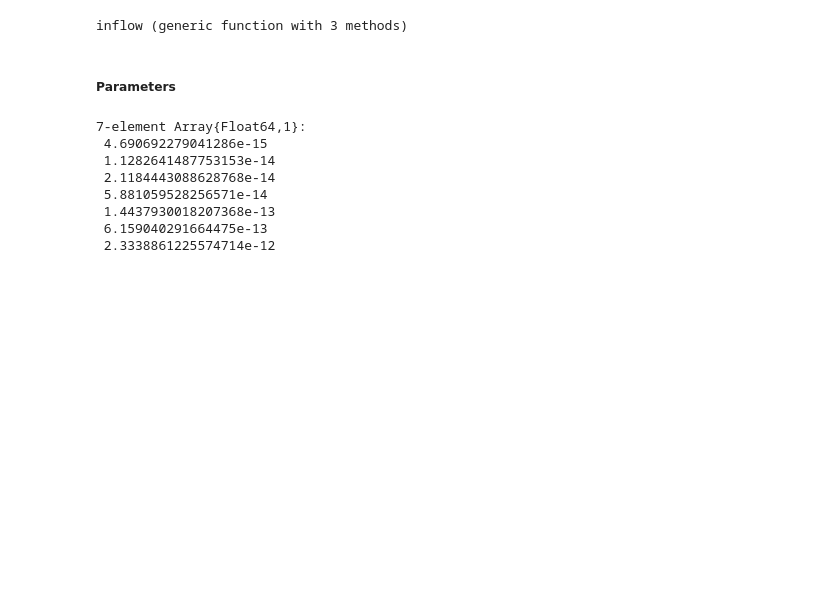
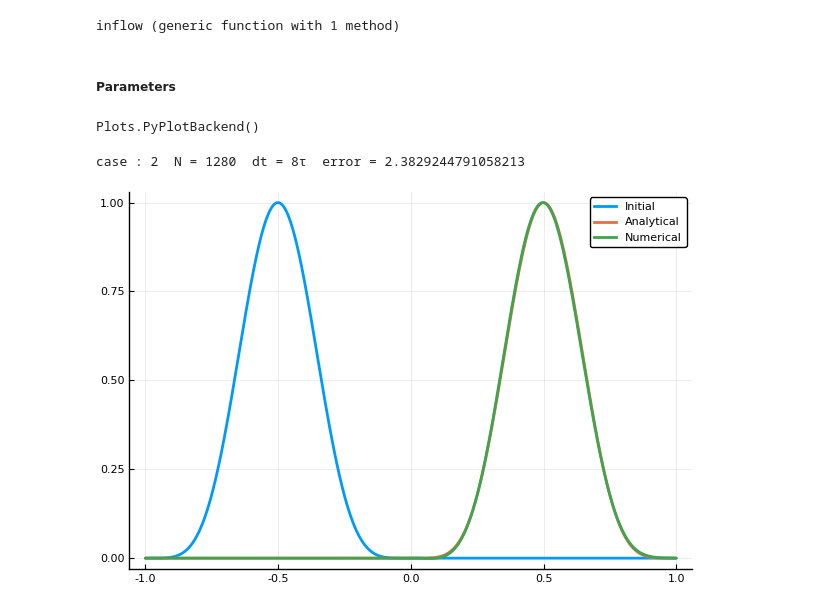
Before and after one commit to tlavat/JuLSM, a Jupyter notebook: IIOE/1DIIOE_quadratic.ipynb, the cells around one changed output. Drawn from its saved outputs; the diff is of its cells as text; code cells hidden in the pictures; blank space fills up the shorter version.

Commit message:
S1IIOE working

```diff
--- a/IIOE/1DIIOE_quadratic.ipynb
+++ b/IIOE/1DIIOE_quadratic.ipynb
@@ -81,7 +81,7 @@ function initialisation(N,h,L0,case)
     up = zeros(N);
     X, u, up, u1
 end
-function err1(err,X,u,v,tau,nt,case)
+function err1(err,X,u,v,tau,nt,h,case)
     if case == 1
         ua = sol1.(X - v*tau*nt);
     elseif case == 2
@@ -107,7 +107,8 @@ function IIOE(a,Tmax,L0,vit,dh,case)
         u = inflow(up,v,tau,h)
     end
     ua = sol1.(X - v*tau*nt);
-    X, u, ua, err = err1(err,X,u,v,tau,nt,case)
+    X, u, ua, err = err1(err,X,u,v,tau,nt,h,case);
+    X, u, ua, err, u1
 end
 
 function outflow(X,v,tau,h,u,up,j,case)
@@ -137,7 +138,23 @@ function inflow(up,v,tau,h)
     solvertri(dl, d, du, up)
 end
 # %% [output]
-inflow (generic function with 3 methods)
+inflow (generic function with 1 method)
 # %% [markdown]
 ##### Parameters
+# %%
+pyplot()
+# %% [output]
+Plots.PyPlotBackend()
+# %%
+N = 1280
+case = 2
+dh = 8
+X, u, ua, err, u1 = IIOE(N,1.0,1.0,1.0,dh,case); #(N,Tmax,L0,vit,dh,case)
+println("case : ",case,"  N = ",N,"  dt = ",dh,"τ","  error = ",err)
+# %% [output]
+case : 2  N = 1280  dt = 8τ  error = 2.3829244791058213
+# %%
+plot(X,[u1,ua,u],label = ["Initial" "Analytical" "Numerical"], lw = 2)
+# %% [output]
+[figure, added]
 # %%
@@ -151,12 +170 @@ for k = 1:Nstep
 end
-# %%
-test
-# %% [output]
-7-element Array{Float64,1}:
- 4.690692279041286e-15
- 1.1282641487753153e-14
- 2.1184443088628768e-14
- 5.881059528256571e-14
- 1.4437930018207368e-13
- 6.159040291664475e-13
- 2.3338861225574714e-12
```
Also changed, not shown: parts of 2 cells of this notebook, 1 other file.
